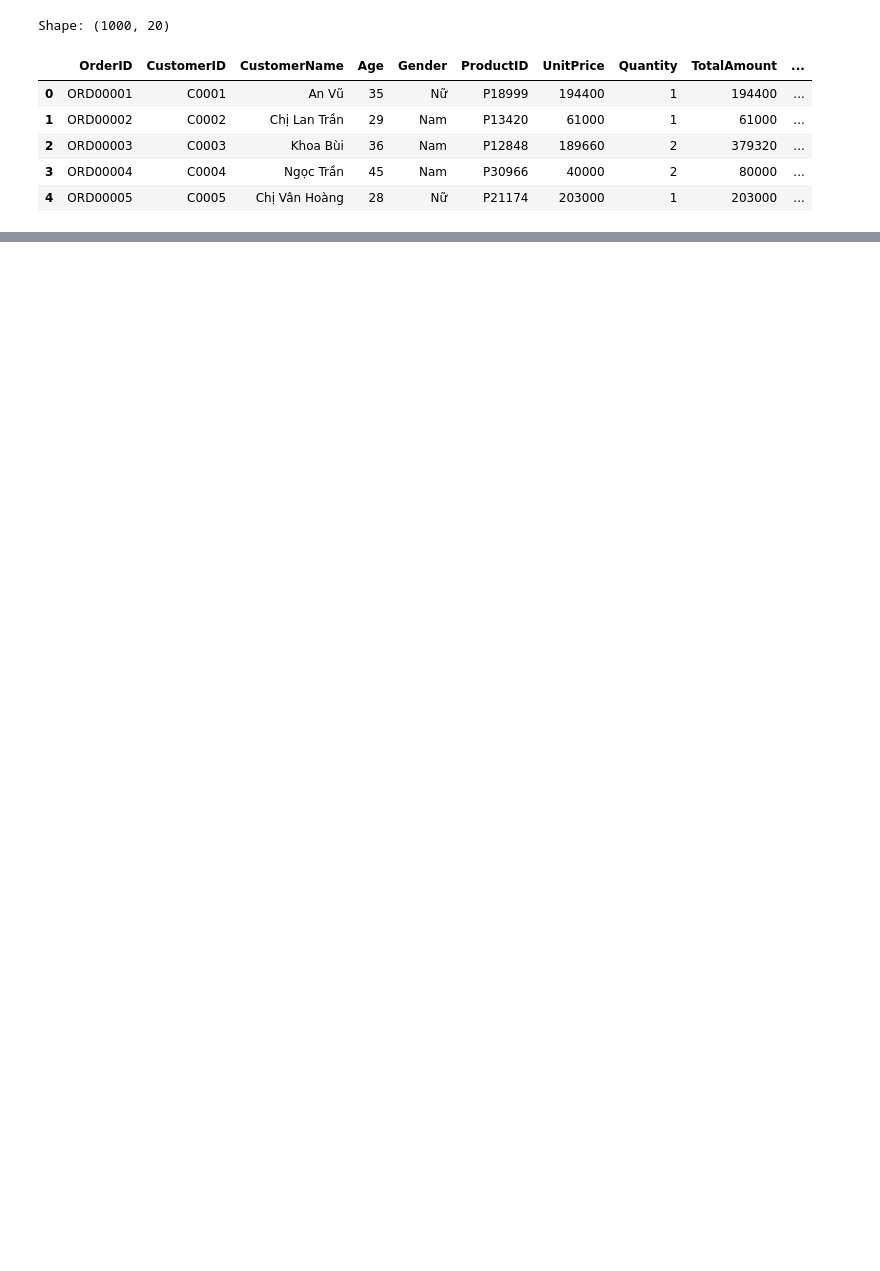
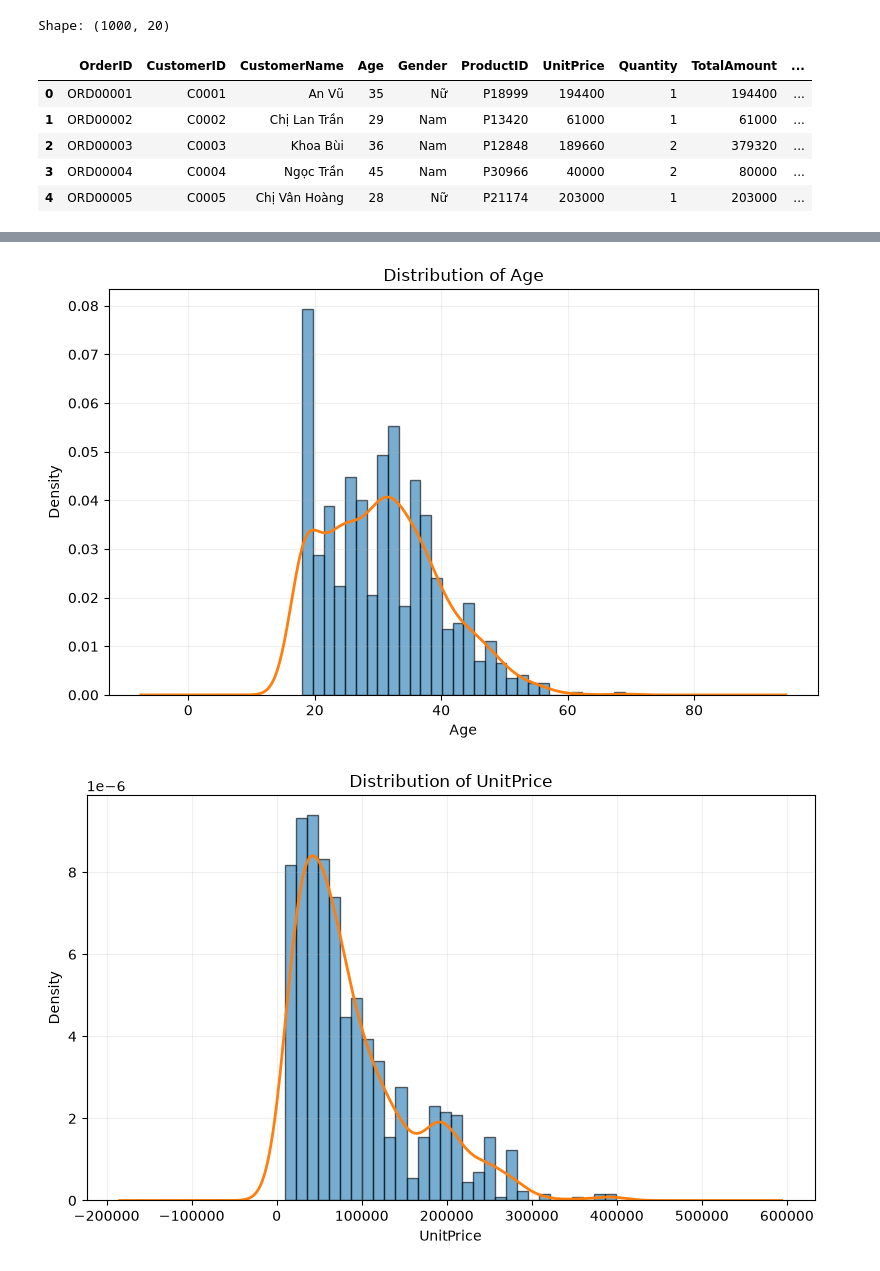
Before and after one commit to MoshiM0chiMoshi/Group5_Pharmacity_Personal_Care, a Jupyter notebook: step4_mongodbEDA.ipynb, the cells around one changed output, grey strips where cells are left out. Cells and saved outputs as stored; diff of their text form; code cells hidden in the pictures; blank space fills up the shorter version.

```diff
--- a/step4_mongodbEDA.ipynb
+++ b/step4_mongodbEDA.ipynb
@@ -82,0 +111,18 @@ Shape: (1000, 20)
+# %%
+import warnings
+warnings.filterwarnings('ignore')
+
+eda_df = df_mongo.copy()
+
+id_cols  = ['OrderID', 'CustomerID', 'CustomerName', 'ProductID']
+dup_cols = ['Price', 'Price_VND_ref']          # trùng UnitPrice
+
+numeric_cols = [c for c in eda_df.select_dtypes(include='number').columns
+                if c not in dup_cols]
+
+categorical_cols = [c for c in eda_df.columns
+                    if c not in numeric_cols + id_cols + dup_cols + ['PurchaseDate']
+                    and eda_df[c].nunique() > 1]          # bỏ cột hằng số
+
+print("Numerical:", numeric_cols)
+print("Categorical:", categorical_cols)
@@ -82,0 +162,22 @@ Shape: (1000, 20)
+# %%
+for col in numeric_cols:
+    series = pd.to_numeric(eda_df[col], errors='coerce').dropna()
+    if series.empty:
+        continue
+
+    plt.figure(figsize=(8, 5))
+    plt.hist(series, bins=30, density=True, alpha=0.6, edgecolor='black')
+
+    # KDE bằng pandas nếu có đủ dữ liệu và phương sai > 0
+    if series.nunique() > 1:
+        series.plot(kind='kde', linewidth=2)
+
+    plt.title(f'Distribution of {col}')
+    plt.xlabel(col)
+    plt.ylabel('Density')
+    plt.grid(alpha=0.2)
+    plt.tight_layout()
+    plt.show()
+# %% [output]
+[figure, added]
+[figure, added]
```
Also changed, not shown: parts of 16 cells of this notebook.
